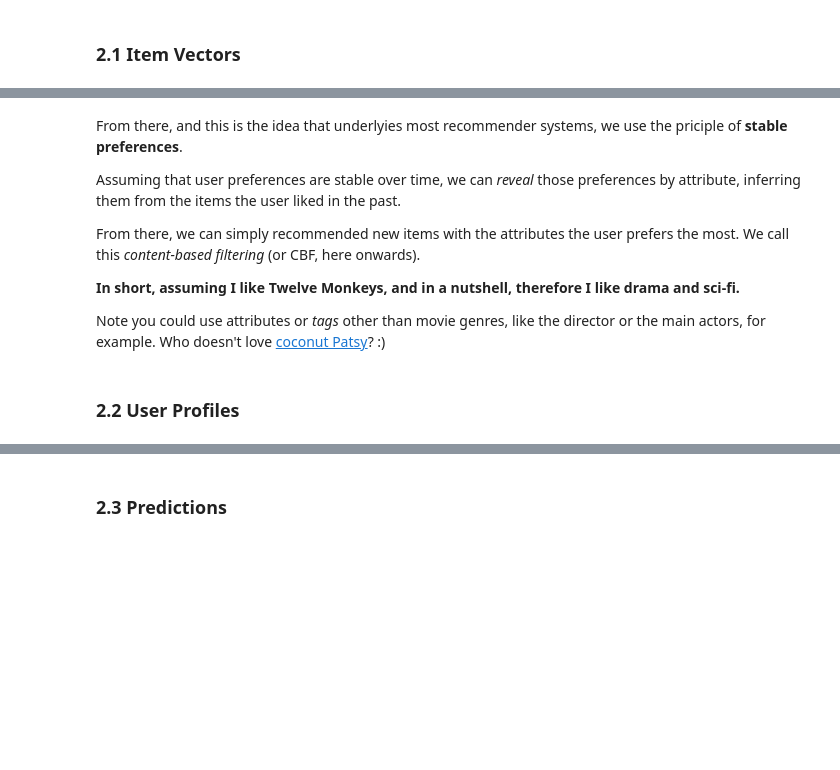
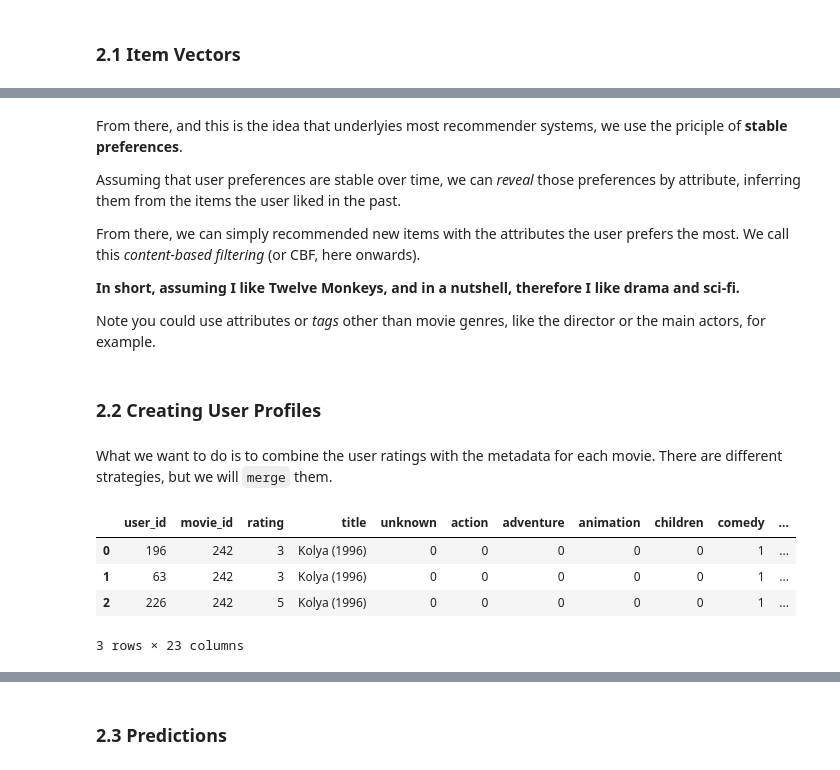
Before and after one commit to LDSSA/hackathon-4-learning, a Jupyter notebook: src/notebooks/content-based-recommenders.ipynb, the cells around one changed output, grey strips where cells are left out. Cells and saved outputs as stored; diff of their text form; code cells hidden in the pictures; blank space fills up the shorter version.

```diff
--- a/src/notebooks/content-based-recommenders.ipynb
+++ b/src/notebooks/content-based-recommenders.ipynb
@@ -170,6 +188,17 @@ From there, we can simply recommended new items with the attributes the user pre
 
 **In short, assuming I like Twelve Monkeys, and in a nutshell, therefore I like drama and sci-fi.**
 
-Note you could use attributes or *tags* other than movie genres, like the director or the main actors, for example. Who doesn't love [coconut Patsy](http://gypsyastronaut.tumblr.com/post/130763390464/monty-python-and-the-quest-for-the-holy-grail-patsy)? :)
+Note you could use attributes or *tags* other than movie genres, like the director or the main actors, for example.
 # %% [markdown]
-### 2.2 User Profiles
+### 2.2 Creating User Profiles
+# %% [markdown]
+What we want to do is to combine the user ratings with the metadata for each movie. There are different strategies, but we will `merge` them.
+# %%
+user_profile_data = users.merge(items)
+user_profile_data.head(n=3)
+# %% [output]
+|  | user_id | movie_id | rating | title | unknown | action | adventure | animation | children | comedy | ... |
+| 0 | 196 | 242 | 3 | Kolya (1996) | 0 | 0 | 0 | 0 | 0 | 1 | ... |
+| 1 | 63 | 242 | 3 | Kolya (1996) | 0 | 0 | 0 | 0 | 0 | 1 | ... |
+| 2 | 226 | 242 | 5 | Kolya (1996) | 0 | 0 | 0 | 0 | 0 | 1 | ... |
+3 rows × 23 columns
```
Also changed, not shown: parts of 6 cells of this notebook, 2 other files.
